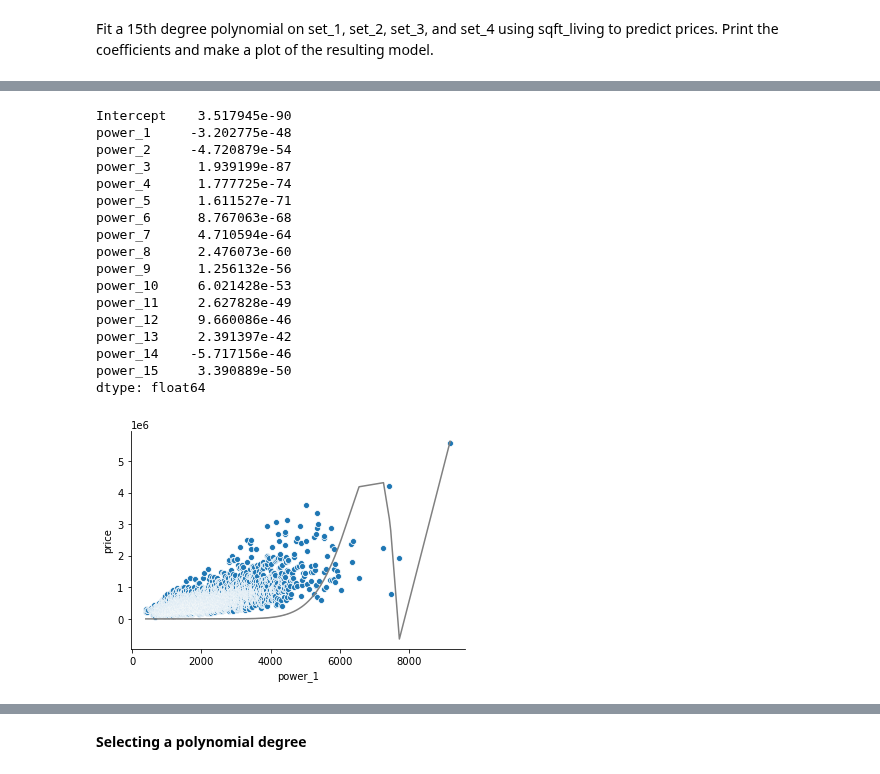
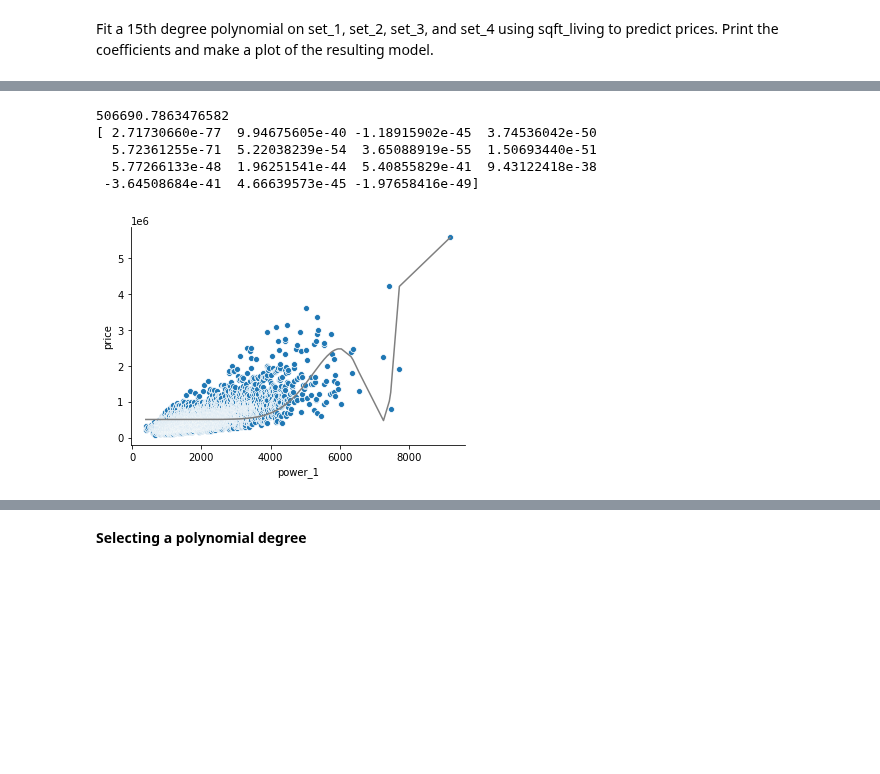
Before and after one commit to NikkiSarah/Coursera, a Jupyter notebook: Machine Learning Specialisation (University of Washington)/2. Regression/W3 PA - Polynomial regression.ipynb, the cells around one changed output, grey strips where cells are left out. Drawn from its saved outputs; the diff is of its cells as text; code cells hidden in the pictures; blank space fills up the shorter version.

```diff
--- a/Machine Learning Specialisation (University of Washington)/2. Regression/W3 PA - Polynomial regression.ipynb
+++ b/Machine Learning Specialisation (University of Washington)/2. Regression/W3 PA - Polynomial regression.ipynb
@@ -297,33 +250,22 @@ dtype: float64
 # %%
 poly15_data = polynomial_dataframe(set_2['sqft_living'], 15)
-poly15_data['price'] = set_2['price']
-model152 = smf.ols('price ~ power_1 + power_2 + power_3 + power_4 + power_5 + power_6 + power_7 + power_8 + power_9 + \
-                  power_10 + power_11 + power_12 + power_13 + power_14 + power_15', data = poly15_data).fit()
-print(model152.params)
 
-preds = model152.predict(poly15_data)
+model15 = LinearRegression()
+model15.fit(poly15_data, set_2['price'])
+print(model15.intercept_)
+print(model15.coef_)
 
-sns.scatterplot(data = poly15_data, x = "power_1", y = "price")
+preds = model15.predict(poly15_data)
+
+sns.scatterplot(data = poly15_data, x = "power_1", y = set_2["price"])
 sns.lineplot(data = poly15_data, x = "power_1", y = preds, color = "gray")
 sns.despine();
 # %% [output]
-Intercept    3.517945e-90
-power_1     -3.202775e-48
-power_2     -4.720879e-54
-power_3      1.939199e-87
-power_4      1.777725e-74
-power_5      1.611527e-71
-power_6      8.767063e-68
-power_7      4.710594e-64
-power_8      2.476073e-60
-power_9      1.256132e-56
-power_10     6.021428e-53
-power_11     2.627828e-49
-power_12     9.660086e-46
-power_13     2.391397e-42
-power_14    -5.717156e-46
-power_15     3.390889e-50
-dtype: float64
+506690.7863476582
+[ 2.71730660e-77  9.94675605e-40 -1.18915902e-45  3.74536042e-50
+  5.72361255e-71  5.22038239e-54  3.65088919e-55  1.50693440e-51
+  5.77266133e-48  1.96251541e-44  5.40855829e-41  9.43122418e-38
+ -3.64508684e-41  4.66639573e-45 -1.97658416e-49]
-[figure, old version]
+[figure, new version]
 # %%
 poly15_data = polynomial_dataframe(set_3['sqft_living'], 15)
```
Also changed, not shown: parts of 22 cells of this notebook, 8 other files.
